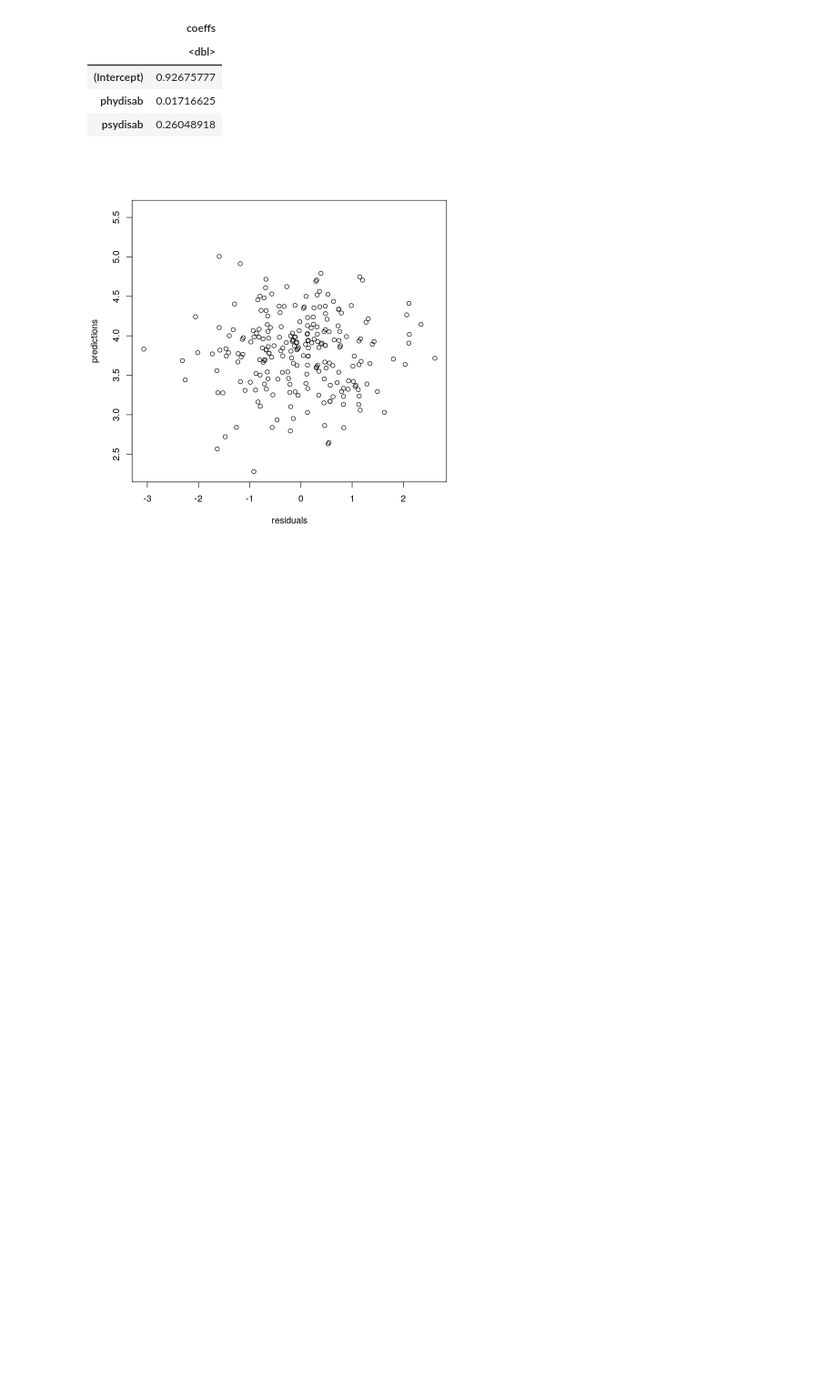
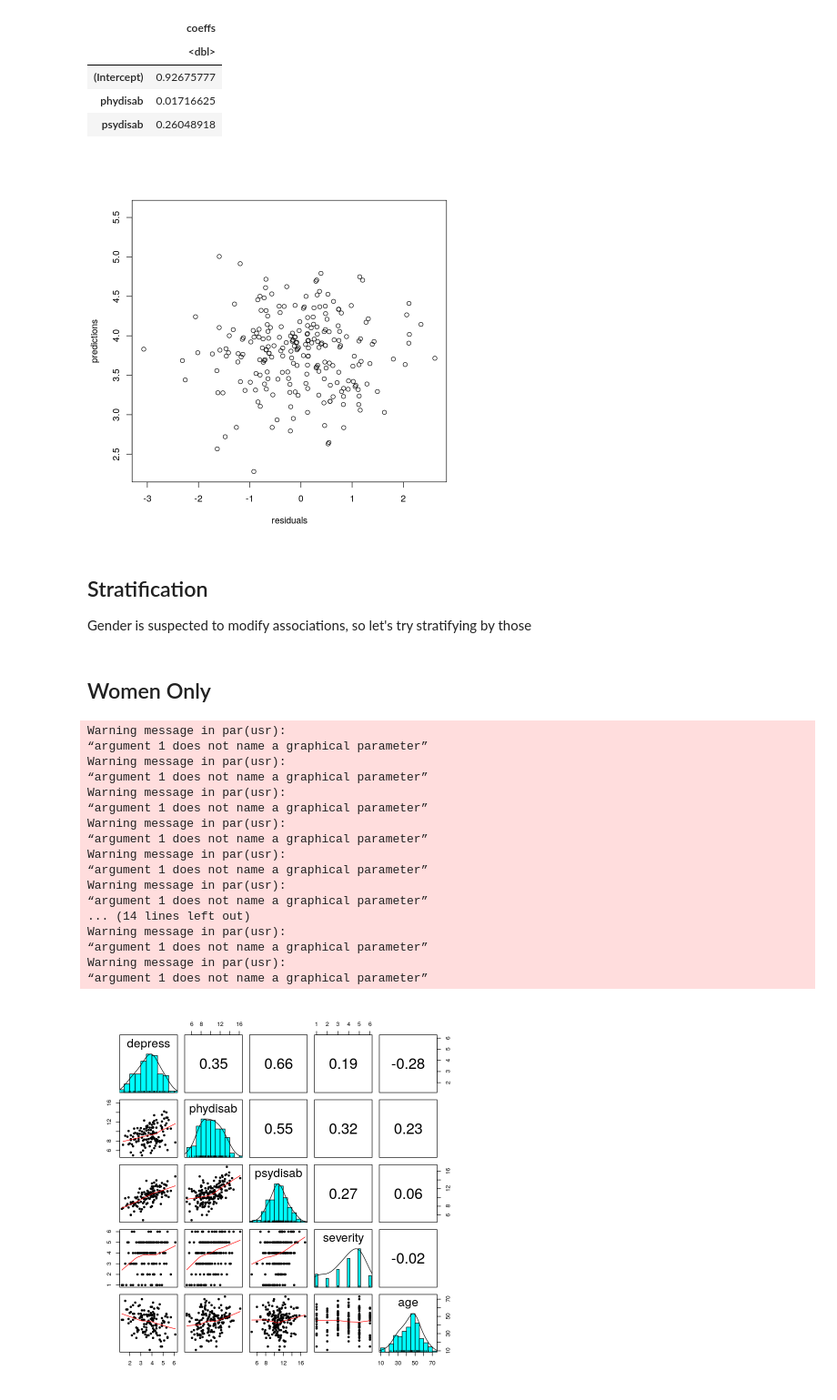
Before and after one commit to joy-kitson/epib-664-final-project, a Jupyter notebook: analysis.ipynb, the cells around one changed output. Shown at 91% size. Cells and saved outputs as stored; diff of their text form; code cells hidden in the pictures; blank space fills up the shorter version.

```diff
--- a/analysis.ipynb
+++ b/analysis.ipynb
@@ -359,3 +409,33 @@ plot(em_model_residuals,em_model_predictions,
      xlab='residuals',ylab='predictions')
 # %% [output]
 [figure]
+# %% [markdown]
+## Stratification
+Gender is suspected to modify associations, so let's try stratifying by those
+# %%
+# No need to record gender in gender-stratified data
+raw_female_data = subset(raw_data,raw_data$female)[-1]
+raw_male_data = subset(raw_data,!raw_data$female)[-1]
+# %% [markdown]
+## Women Only
+# %%
+pairs.panels(raw_female_data,ellipses=FALSE)
+# %% [output]
+Warning message in par(usr):
+“argument 1 does not name a graphical parameter”
+Warning message in par(usr):
+“argument 1 does not name a graphical parameter”
+Warning message in par(usr):
+“argument 1 does not name a graphical parameter”
+Warning message in par(usr):
+“argument 1 does not name a graphical parameter”
+Warning message in par(usr):
+“argument 1 does not name a graphical parameter”
+Warning message in par(usr):
+“argument 1 does not name a graphical parameter”
+... (14 lines left out)
+Warning message in par(usr):
+“argument 1 does not name a graphical parameter”
+Warning message in par(usr):
+“argument 1 does not name a graphical parameter”
+[figure, added]
```
Also changed, not shown: parts of 85 cells of this notebook.
